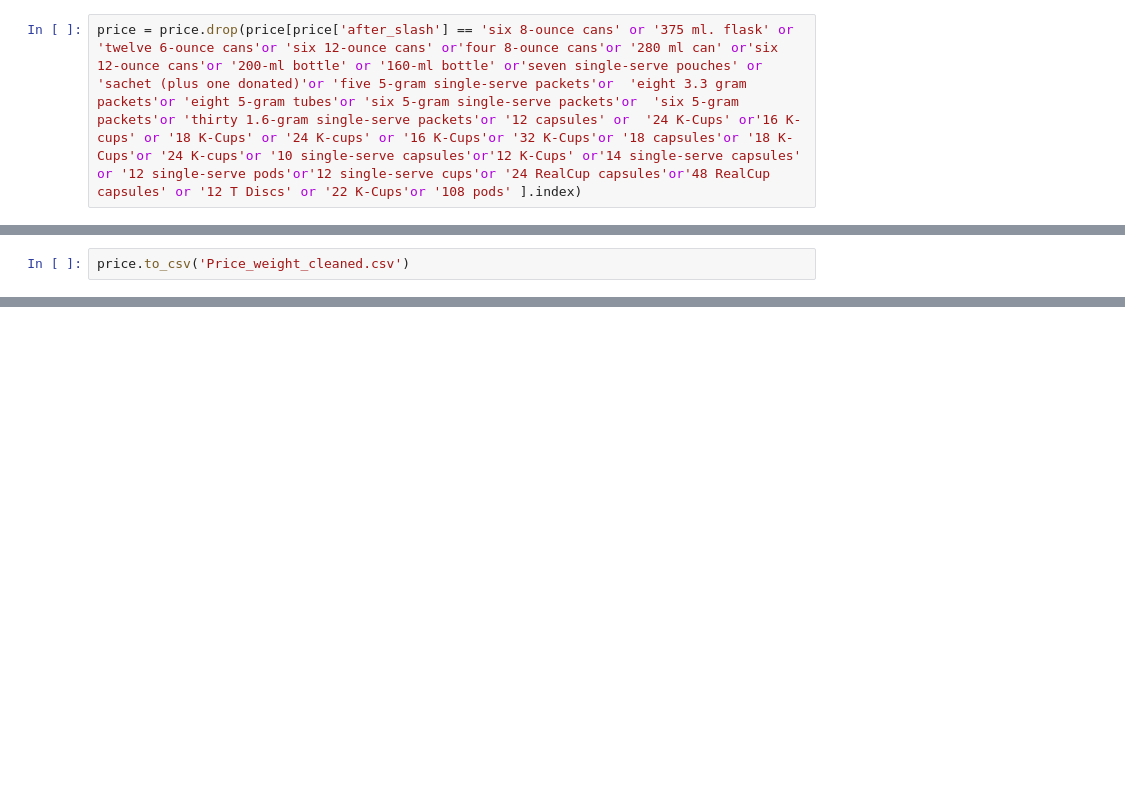
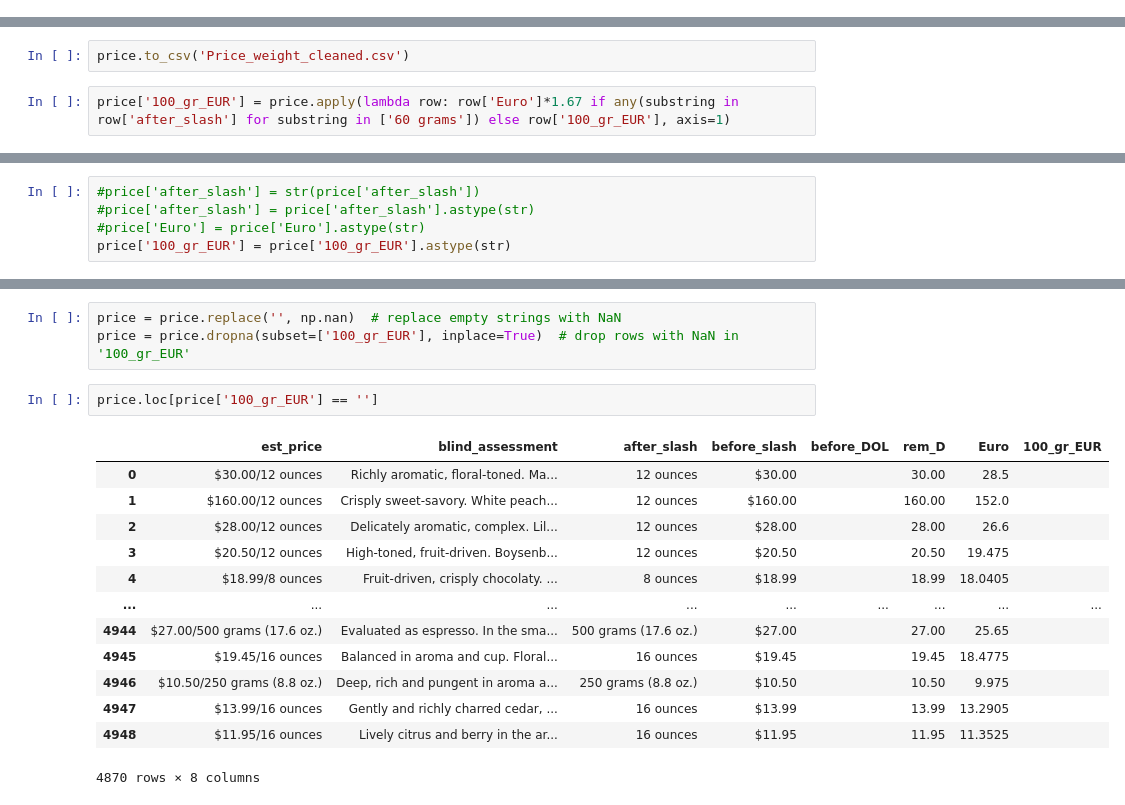
Before and after one commit to DGU94/Final_COFFEE_RECOMMANDER, a Jupyter notebook: 2_data_cleaning&analysis/1_cleaning/Price_converter.ipynb, the cells around one changed output, grey strips where cells are left out. Cells and saved outputs as stored; diff of their text form; blank space fills up the shorter version.

```diff
--- a/2_data_cleaning&analysis/1_cleaning/Price_converter.ipynb
+++ b/2_data_cleaning&analysis/1_cleaning/Price_converter.ipynb
@@ -320,2 +163,0 @@ array(['12 ounces', '8 ounces', '4 ounces', '227 grams', '10 ounces',
-# %%
-price = price.drop(price[price['after_slash'] == 'six 8-ounce cans' or '375 ml. flask' or 'twelve 6-ounce cans'or 'six 12-ounce cans' or'four 8-ounce cans'or '280 ml can' or'six 12-ounce cans'or '200-ml bottle' or '160-ml bottle' or'seven single-serve pouches' or 'sachet (plus one donated)'or 'five 5-gram single-serve packets'or  'eight 3.3 gram packets'or 'eight 5-gram tubes'or 'six 5-gram single-serve packets'or  'six 5-gram packets'or 'thirty 1.6-gram single-serve packets'or '12 capsules' or  '24 K-Cups' or'16 K-cups' or '18 K-Cups' or '24 K-cups' or '16 K-Cups'or '32 K-Cups'or '18 capsules'or '18 K-Cups'or '24 K-cups'or '10 single-serve capsules'or'12 K-Cups' or'14 single-serve capsules' or '12 single-serve pods'or'12 single-serve cups'or '24 RealCup capsules'or'48 RealCup capsules' or '12 T Discs' or '22 K-Cups'or '108 pods' ].index)
@@ -371,2 +192,4 @@ KeyError: '48 RealCup capsules'
 # %%
 price.to_csv('Price_weight_cleaned.csv')
+# %%
+price['100_gr_EUR'] = price.apply(lambda row: row['Euro']*1.67 if any(substring in row['after_slash'] for substring in ['60 grams']) else row['100_gr_EUR'], axis=1)
@@ -372,0 +330,5 @@ price.to_csv('Price_weight_cleaned.csv')
+# %%
+#price['after_slash'] = str(price['after_slash'])
+#price['after_slash'] = price['after_slash'].astype(str)
+#price['Euro'] = price['Euro'].astype(str)
+price['100_gr_EUR'] = price['100_gr_EUR'].astype(str)
@@ -372,0 +399,19 @@ price.to_csv('Price_weight_cleaned.csv')
+# %%
+price = price.replace('', np.nan)  # replace empty strings with NaN
+price = price.dropna(subset=['100_gr_EUR'], inplace=True)  # drop rows with NaN in '100_gr_EUR'
+# %%
+price.loc[price['100_gr_EUR'] == '']
+# %% [output]
+|  | est_price | blind_assessment | after_slash | before_slash | before_DOL | rem_D | Euro | 100_gr_EUR |
+| 0 | $30.00/12 ounces | Richly aromatic, floral-toned. Ma... | 12 ounces | $30.00 |  | 30.00 | 28.5 |  |
+| 1 | $160.00/12 ounces | Crisply sweet-savory. White peach... | 12 ounces | $160.00 |  | 160.00 | 152.0 |  |
+| 2 | $28.00/12 ounces | Delicately aromatic, complex. Lil... | 12 ounces | $28.00 |  | 28.00 | 26.6 |  |
+| 3 | $20.50/12 ounces | High-toned, fruit-driven. Boysenb... | 12 ounces | $20.50 |  | 20.50 | 19.475 |  |
+| 4 | $18.99/8 ounces | Fruit-driven, crisply chocolaty. ... | 8 ounces | $18.99 |  | 18.99 | 18.0405 |  |
+| ... | ... | ... | ... | ... | ... | ... | ... | ... |
+| 4944 | $27.00/500 grams (17.6 oz.) | Evaluated as espresso. In the sma... | 500 grams (17.6 oz.) | $27.00 |  | 27.00 | 25.65 |  |
+| 4945 | $19.45/16 ounces | Balanced in aroma and cup. Floral... | 16 ounces | $19.45 |  | 19.45 | 18.4775 |  |
+| 4946 | $10.50/250 grams (8.8 oz.) | Deep, rich and pungent in aroma a... | 250 grams (8.8 oz.) | $10.50 |  | 10.50 | 9.975 |  |
+| 4947 | $13.99/16 ounces | Gently and richly charred cedar, ... | 16 ounces | $13.99 |  | 13.99 | 13.2905 |  |
+| 4948 | $11.95/16 ounces | Lively citrus and berry in the ar... | 16 ounces | $11.95 |  | 11.95 | 11.3525 |  |
+4870 rows × 8 columns
```
Also changed, not shown: parts of 28 cells of this notebook, 11 other files.
